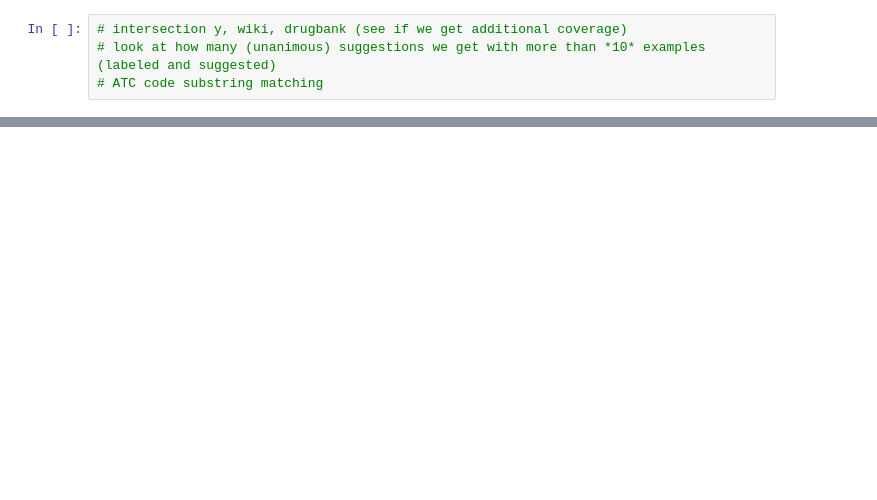
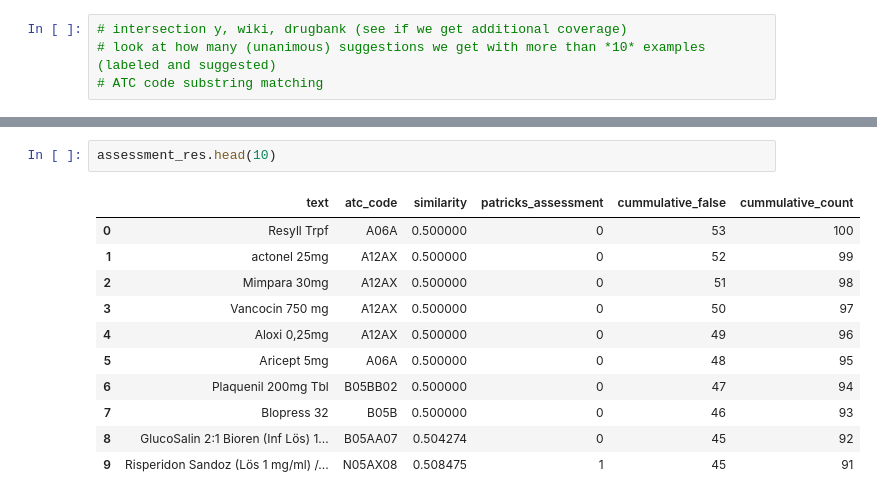
Before and after one commit to jraiskin/Automated_categorization_medication, a Jupyter notebook: suggest_from_unlabeled_data.ipynb, the cells around one changed output, grey strips where cells are left out. Drawn from its saved outputs; the diff is of its cells as text; blank space fills up the shorter version.

```diff
--- a/suggest_from_unlabeled_data.ipynb
+++ b/suggest_from_unlabeled_data.ipynb
@@ -786,0 +831,14 @@ len(set(y).difference(set(y_external)))  # new items in external sources, not in
+# %%
+assessment_res.head(10)
+# %% [output]
+|  | text | atc_code | similarity | patricks_assessment | cummulative_false | cummulative_count |
+| 0 | Resyll Trpf | A06A | 0.500000 | 0 | 53 | 100 |
+| 1 | actonel 25mg | A12AX | 0.500000 | 0 | 52 | 99 |
+| 2 | Mimpara 30mg | A12AX | 0.500000 | 0 | 51 | 98 |
+| 3 | Vancocin 750 mg | A12AX | 0.500000 | 0 | 50 | 97 |
+| 4 | Aloxi 0,25mg | A12AX | 0.500000 | 0 | 49 | 96 |
+| 5 | Aricept 5mg | A06A | 0.500000 | 0 | 48 | 95 |
+| 6 | Plaquenil 200mg Tbl | B05BB02 | 0.500000 | 0 | 47 | 94 |
+| 7 | Blopress 32 | B05B | 0.500000 | 0 | 46 | 93 |
+| 8 | GlucoSalin 2:1 Bioren (Inf Lös) 1... | B05AA07 | 0.504274 | 0 | 45 | 92 |
+| 9 | Risperidon Sandoz (Lös 1 mg/ml) /... | N05AX08 | 0.508475 | 1 | 45 | 91 |
```
Also changed, not shown: parts of 17 cells of this notebook.
